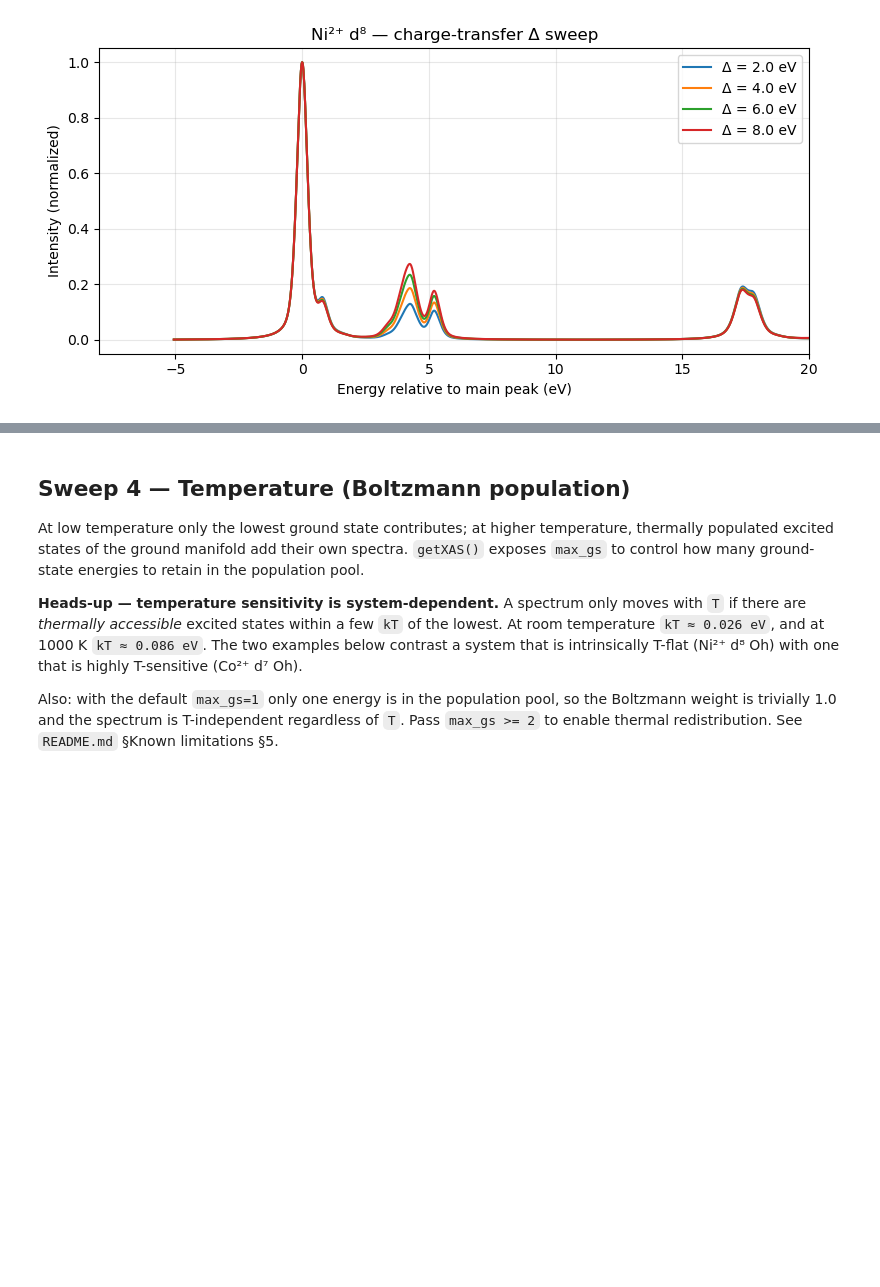
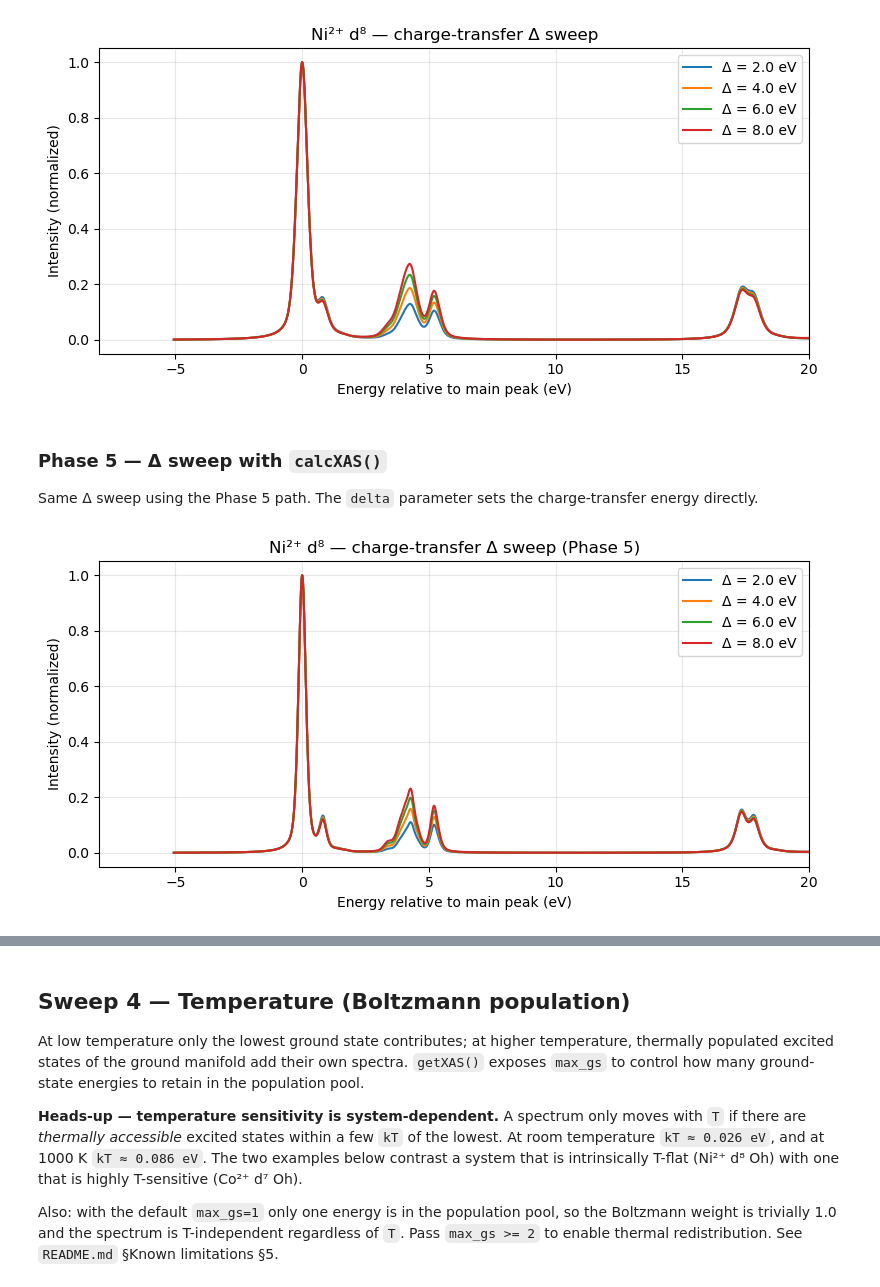
Before and after one commit to follmerlab/multitorch, a Jupyter notebook: notebooks/03_parameter_exploration.ipynb, the cells around one changed output, grey strips where cells are left out. Cells and saved outputs as stored; diff of their text form; code cells hidden in the pictures; blank space fills up the shorter version.

```diff
--- a/notebooks/03_parameter_exploration.ipynb
+++ b/notebooks/03_parameter_exploration.ipynb
@@ -224,3 +256,30 @@ plt.tight_layout()
 plt.show()
 # %% [output]
 [figure]
+# %% [markdown]
+### Phase 5 — Δ sweep with `calcXAS()`
+
+Same Δ sweep using the Phase 5 path. The `delta` parameter sets the
+charge-transfer energy directly.
+# %%
+fig, ax = plt.subplots(figsize=(8, 4))
+for dE in [2.0, 4.0, 6.0, 8.0]:
+    x, y = calcXAS(
+        element="Ni", valence="ii", sym="oh", edge="l",
+        cf={}, delta=dE, slater=1.0, soc=1.0,
+        T=80, max_gs=1,
+    )
+    y_norm = y / y.max()
+    ax.plot(x.numpy() - float(x[y.argmax()]), y_norm.detach().numpy(),
+            label=f"Δ = {dE:.1f} eV", lw=1.5)
+
+ax.set_xlabel("Energy relative to main peak (eV)")
+ax.set_ylabel("Intensity (normalized)")
+ax.set_title("Ni²⁺ d⁸ — charge-transfer Δ sweep (Phase 5)")
+ax.set_xlim(-8, 20)
+ax.legend()
+ax.grid(alpha=0.3)
+plt.tight_layout()
+plt.show()
+# %% [output]
+[figure, added]
```
Also changed, not shown: parts of 6 cells of this notebook, 28 other files.
